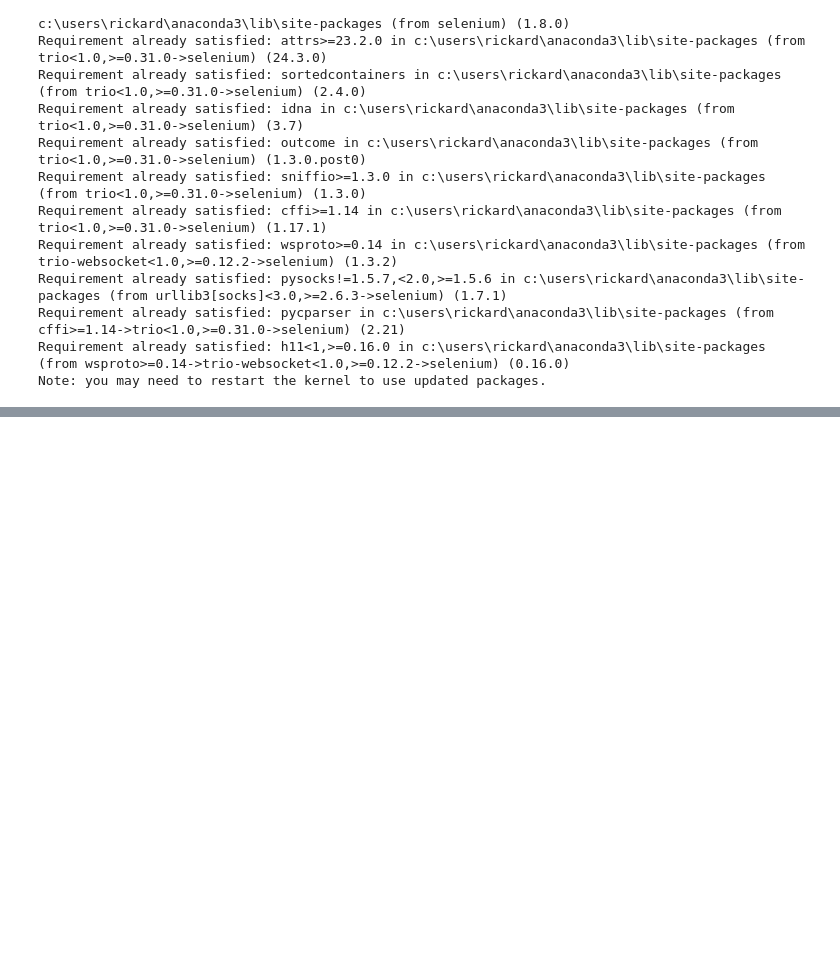
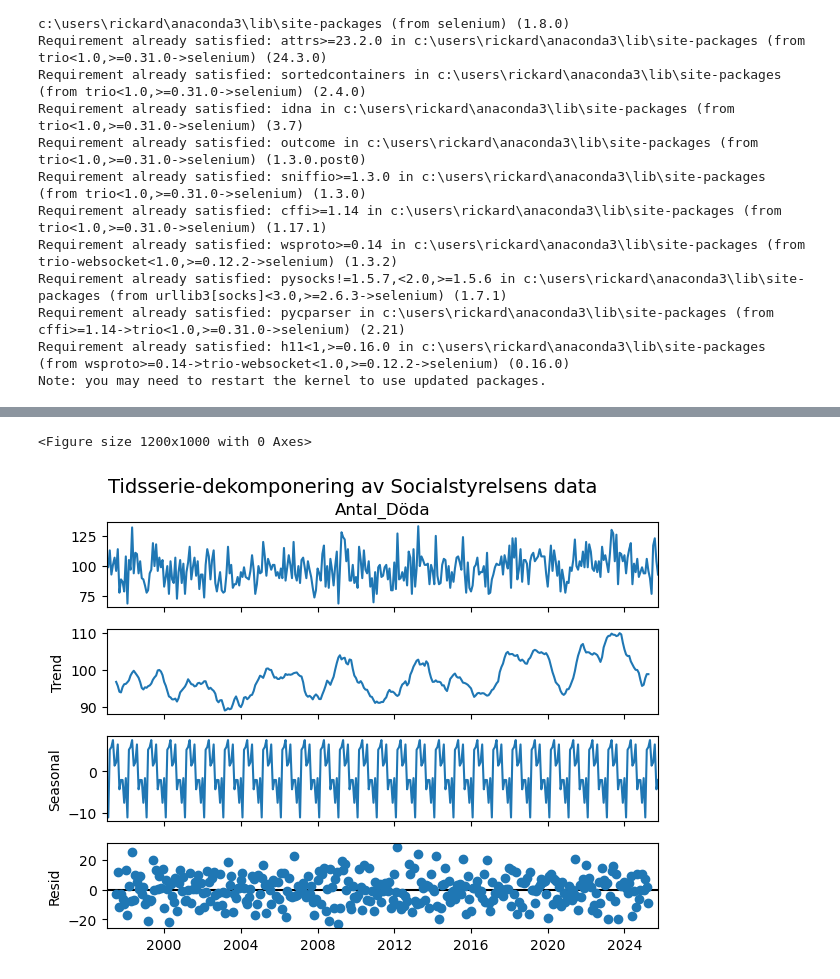
Before and after one commit to RickardAnd/projekt-grupp6, a Jupyter notebook: projekt_grupp6.ipynb, the cells around one changed output, grey strips where cells are left out. Drawn from its saved outputs; the diff is of its cells as text; code cells hidden in the pictures; blank space fills up the shorter version.

```diff
--- a/projekt_grupp6.ipynb
+++ b/projekt_grupp6.ipynb
@@ -211,0 +495,36 @@ FileNotFoundError: [Errno 2] No such file or directory: 'Statistikdatabasen_2026
+# %%
+# Kod från https://www.geeksforgeeks.org/machine-learning/time-series-analysis-and-forecasting/
+
+import pandas as pd
+import matplotlib.pyplot as plt
+from statsmodels.tsa.seasonal import seasonal_decompose
+
+# Läs in datan
+df = pd.read_csv("Socialstyrelsen_Cleaned_Long.csv", sep=";")
+
+# Filtrera ut "Båda könen" för en övergripande analys och ta bort eventuella tomma rader
+df_total = df[df['Gender'] == 'Båda könen'].dropna().copy()
+
+# Skapa en riktig datetime-kolumn som modeller förstår (t.ex. "1997-01-01")
+# Vi mappar månadnummer till ett standardformat
+df_total['Datum'] = pd.to_datetime(df_total['År'].astype(str) + '-' + df_total['Månad_Nummer'].astype(str) + '-01')
+
+# Sätt datumet som index och sortera chronologiskt
+df_total = df_total.set_index('Datum').sort_index()
+
+# Vi behåller bara tidsserien (Antal döda)
+ts = df_total['Antal_Döda']
+
+# --- IMPLEMENTATION AV GEEKSFORGEEKS: DECOMPOSITION ---
+# Vi sätter period=12 eftersom det är månadsdata (12 månader på ett år)
+result = seasonal_decompose(ts, model='additive', period=12)
+
+# Rita upp diagrammet
+plt.figure(figsize=(12, 10))
+result.plot()
+plt.suptitle('Tidsserie-dekomponering av Socialstyrelsens data', y=1.02, fontsize=14)
+plt.savefig("time_series_decomposition.png")
+plt.show()
+# %% [output]
+<Figure size 1200x1000 with 0 Axes>
+[figure, added]
```
Also changed, not shown: parts of 16 cells of this notebook.
